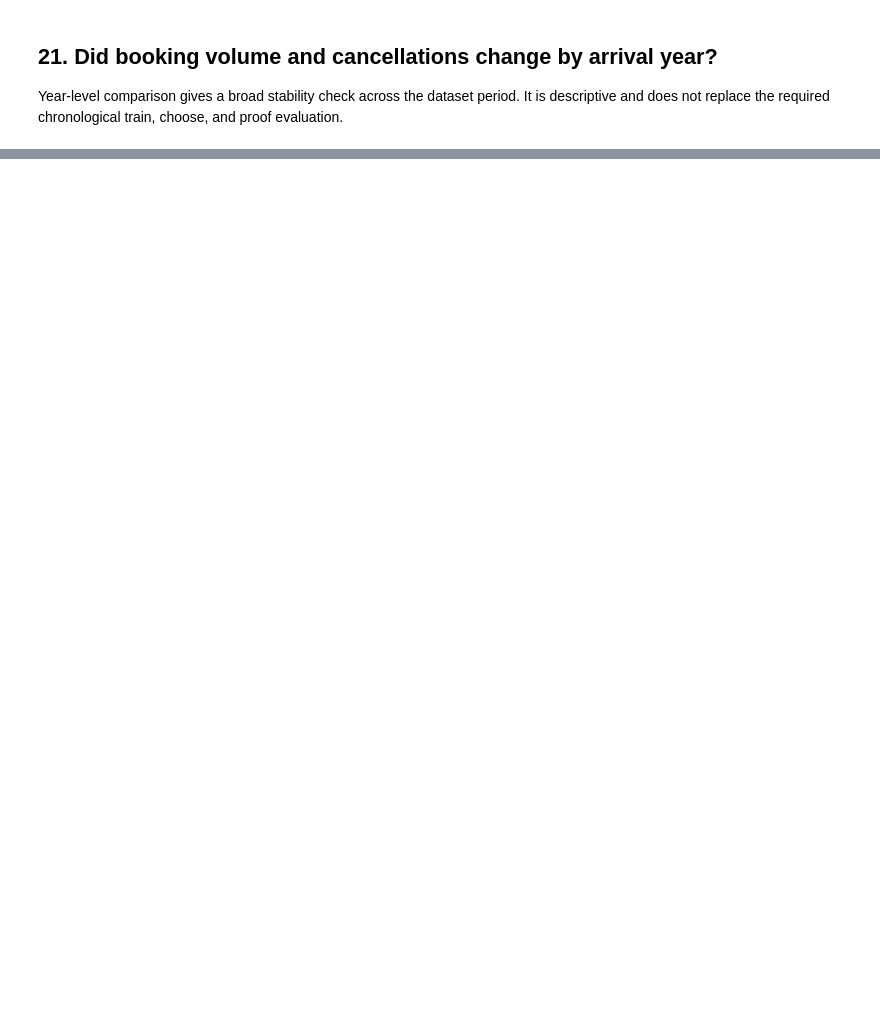
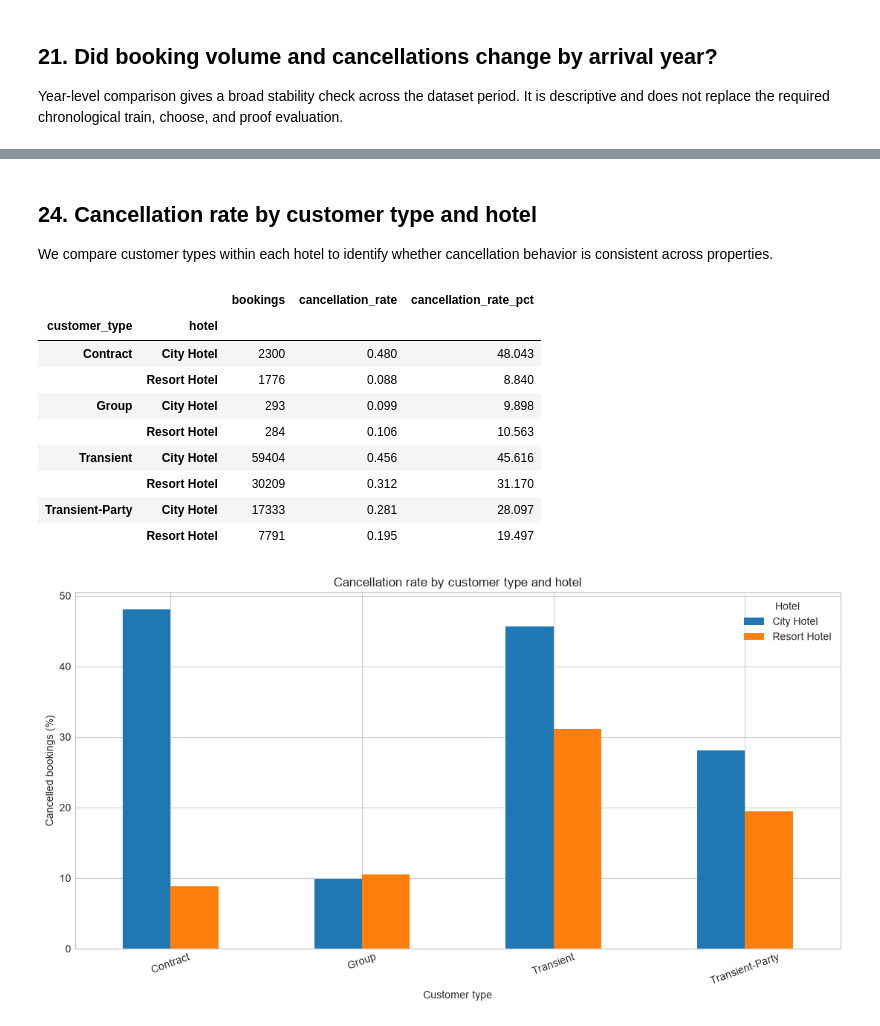
Before and after one commit to hashincludeaayush/Project_Oversell_IITGN, a Jupyter notebook: notebooks/04_exploratory_insights.ipynb, the cells around one changed output, grey strips where cells are left out. Drawn from its saved outputs; the diff is of its cells as text; code cells hidden in the pictures; blank space fills up the shorter version.

```diff
--- a/notebooks/04_exploratory_insights.ipynb
+++ b/notebooks/04_exploratory_insights.ipynb
@@ -593,0 +800,29 @@ plt.show()
+# %% [markdown]
+## 24. Cancellation rate by customer type and hotel
+
+We compare customer types within each hotel to identify whether cancellation behavior is consistent across properties.
+# %%
+customer_hotel = bookings.groupby(["customer_type", "hotel"])["is_canceled"].agg(bookings="size", cancellation_rate="mean")
+customer_hotel["cancellation_rate_pct"] = customer_hotel["cancellation_rate"] * 100
+display(customer_hotel.round(3))
+fig, ax = plt.subplots(figsize=(11, 6))
+customer_hotel["cancellation_rate_pct"].unstack().plot.bar(ax=ax)
+ax.set_title("Cancellation rate by customer type and hotel")
+ax.set_xlabel("Customer type")
+ax.set_ylabel("Cancelled bookings (%)")
+ax.tick_params(axis="x", rotation=20)
+ax.legend(title="Hotel")
+fig.tight_layout()
+plt.show()
+# %% [output]
+|  |  | bookings | cancellation_rate | cancellation_rate_pct |
+| customer_type | hotel |  |  |  |
+| Contract | City Hotel | 2300 | 0.480 | 48.043 |
+|  | Resort Hotel | 1776 | 0.088 | 8.840 |
+| Group | City Hotel | 293 | 0.099 | 9.898 |
+|  | Resort Hotel | 284 | 0.106 | 10.563 |
+| Transient | City Hotel | 59404 | 0.456 | 45.616 |
+|  | Resort Hotel | 30209 | 0.312 | 31.170 |
+| Transient-Party | City Hotel | 17333 | 0.281 | 28.097 |
+|  | Resort Hotel | 7791 | 0.195 | 19.497 |
+[figure, added]
```
Also changed, not shown: parts of 68 cells of this notebook, 1 other file.
